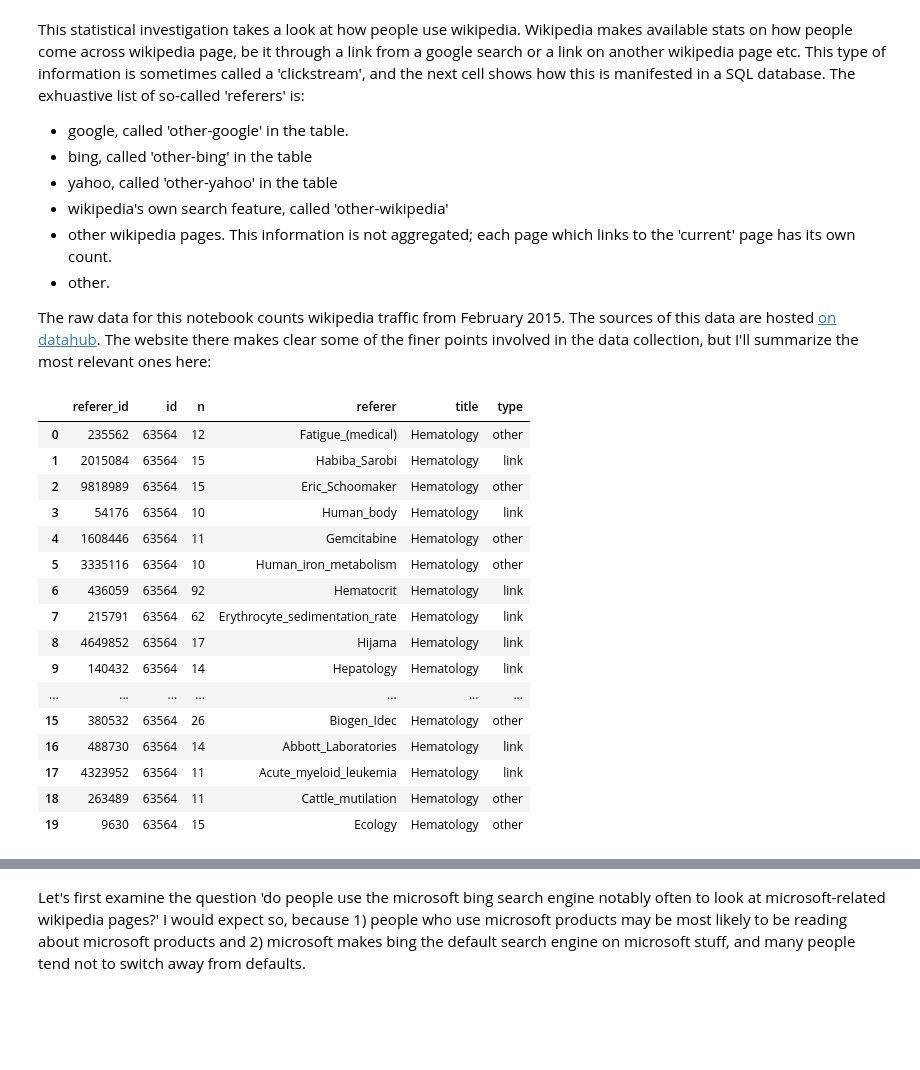
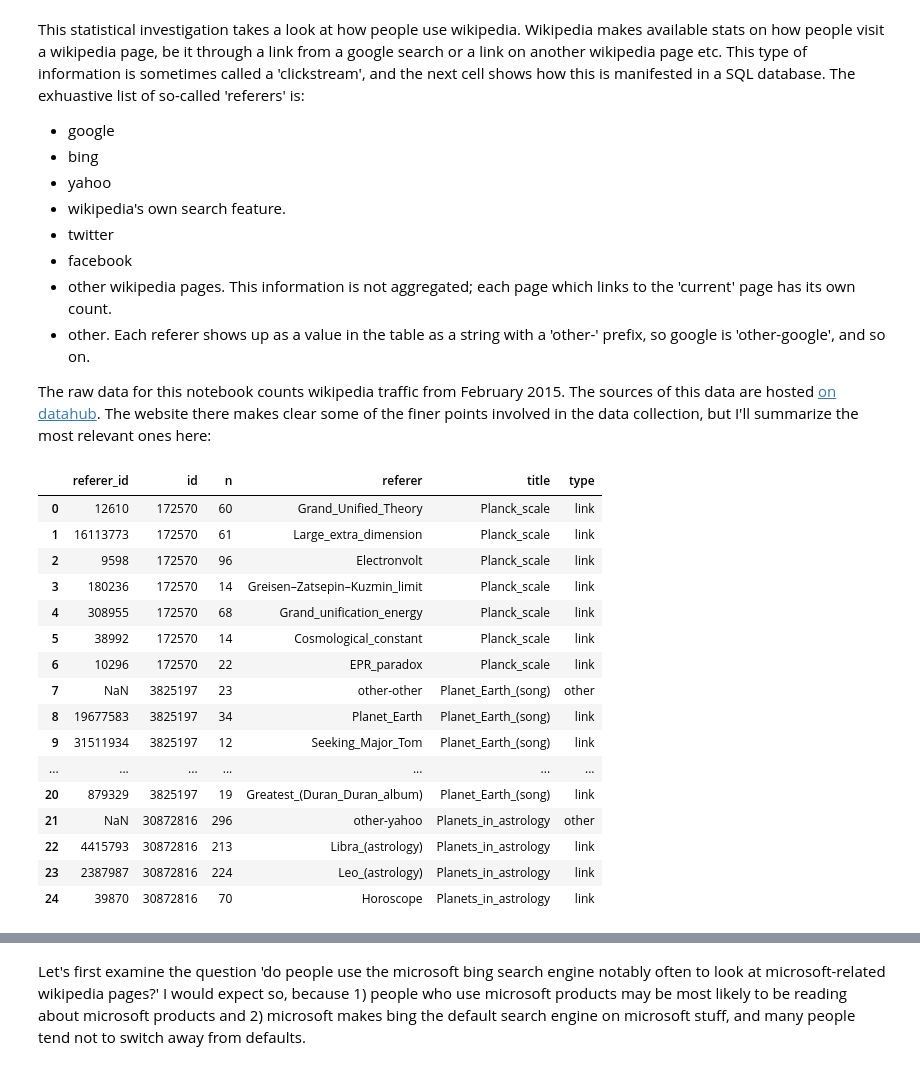
Before and after one commit to seewalker/wikipedia_analytics, a Jupyter notebook: experiments.ipynb, the cells around one changed output, grey strips where cells are left out. Saved outputs shown, nothing was run; the diff lists cells and outputs as text; code cells hidden in the pictures; blank space fills up the shorter version.

```diff
--- a/experiments.ipynb
+++ b/experiments.ipynb
@@ -8,36 +8,39 @@ import pandas as pd
 import matplotlib.pyplot as plt
 import seaborn as sns
 # %% [markdown]
-This statistical investigation takes a look at how people use wikipedia. Wikipedia makes available stats on how people come across wikipedia page, be it through a link from a google search or a link on another wikipedia page etc. This type of information is sometimes called a 'clickstream', and the next cell shows how this is manifested in a SQL database.  The exhuastive list of so-called 'referers' is:
-- google, called 'other-google' in the table.
-- bing, called 'other-bing' in the table
-- yahoo, called 'other-yahoo' in the table
-- wikipedia's own search feature, called 'other-wikipedia'
+This statistical investigation takes a look at how people use wikipedia. Wikipedia makes available stats on how people visit a wikipedia page, be it through a link from a google search or a link on another wikipedia page etc. This type of information is sometimes called a 'clickstream', and the next cell shows how this is manifested in a SQL database.  The exhuastive list of so-called 'referers' is:
+- google
+- bing
+- yahoo
+- wikipedia's own search feature.
+- twitter
+- facebook
 - other wikipedia pages. This information is not aggregated; each page which links to the 'current' page has its own count.
 - other.
+Each referer shows up as a value in the table as a string with a 'other-' prefix, so google is 'other-google', and so on.
 
 The raw data for this notebook counts wikipedia traffic from February 2015. The sources of this data are hosted [on datahub](http://datahub.io/dataset/wikipedia-clickstream). The website there makes clear some of the finer points involved in the data collection, but I'll summarize the most relevant ones here:
 # %%
 conn = psycopg2.connect(dbname="wiki", user="shalom", host="localhost", password="")
-pd.read_sql("SELECT * FROM wikithresh LIMIT 20",conn)
+pd.read_sql("SELECT * FROM wikithresh LIMIT 25",conn)
 # %% [output]
 |  | referer_id | id | n | referer | title | type |
-| 0 | 235562 | 63564 | 12 | Fatigue_(medical) | Hematology | other |
-| 1 | 2015084 | 63564 | 15 | Habiba_Sarobi | Hematology | link |
-| 2 | 9818989 | 63564 | 15 | Eric_Schoomaker | Hematology | other |
-| 3 | 54176 | 63564 | 10 | Human_body | Hematology | link |
-| 4 | 1608446 | 63564 | 11 | Gemcitabine | Hematology | other |
-| 5 | 3335116 | 63564 | 10 | Human_iron_metabolism | Hematology | other |
-| 6 | 436059 | 63564 | 92 | Hematocrit | Hematology | link |
-| 7 | 215791 | 63564 | 62 | Erythrocyte_sedimentation_rate | Hematology | link |
-| 8 | 4649852 | 63564 | 17 | Hijama | Hematology | link |
-| 9 | 140432 | 63564 | 14 | Hepatology | Hematology | link |
+| 0 | 12610 | 172570 | 60 | Grand_Unified_Theory | Planck_scale | link |
+| 1 | 16113773 | 172570 | 61 | Large_extra_dimension | Planck_scale | link |
+| 2 | 9598 | 172570 | 96 | Electronvolt | Planck_scale | link |
+| 3 | 180236 | 172570 | 14 | Greisen–Zatsepin–Kuzmin_limit | Planck_scale | link |
+| 4 | 308955 | 172570 | 68 | Grand_unification_energy | Planck_scale | link |
+| 5 | 38992 | 172570 | 14 | Cosmological_constant | Planck_scale | link |
+| 6 | 10296 | 172570 | 22 | EPR_paradox | Planck_scale | link |
+| 7 | NaN | 3825197 | 23 | other-other | Planet_Earth_(song) | other |
+| 8 | 19677583 | 3825197 | 34 | Planet_Earth | Planet_Earth_(song) | link |
+| 9 | 31511934 | 3825197 | 12 | Seeking_Major_Tom | Planet_Earth_(song) | link |
 | ... | ... | ... | ... | ... | ... | ... |
-| 15 | 380532 | 63564 | 26 | Biogen_Idec | Hematology | other |
-| 16 | 488730 | 63564 | 14 | Abbott_Laboratories | Hematology | link |
-| 17 | 4323952 | 63564 | 11 | Acute_myeloid_leukemia | Hematology | link |
-| 18 | 263489 | 63564 | 11 | Cattle_mutilation | Hematology | other |
-| 19 | 9630 | 63564 | 15 | Ecology | Hematology | other |
+| 20 | 879329 | 3825197 | 19 | Greatest_(Duran_Duran_album) | Planet_Earth_(song) | link |
+| 21 | NaN | 30872816 | 296 | other-yahoo | Planets_in_astrology | other |
+| 22 | 4415793 | 30872816 | 213 | Libra_(astrology) | Planets_in_astrology | link |
+| 23 | 2387987 | 30872816 | 224 | Leo_(astrology) | Planets_in_astrology | link |
+| 24 | 39870 | 30872816 | 70 | Horoscope | Planets_in_astrology | link |
 # %% [markdown]
 This information lends itself to many sorts of statistical investigations. The type of questions I'm interested in here are "which categories of wikipedia pages have characteristic access patterns?" A distinct usage pattern might mean:
 
```
Also changed, not shown: parts of 27 cells of this notebook, 32 other files.
